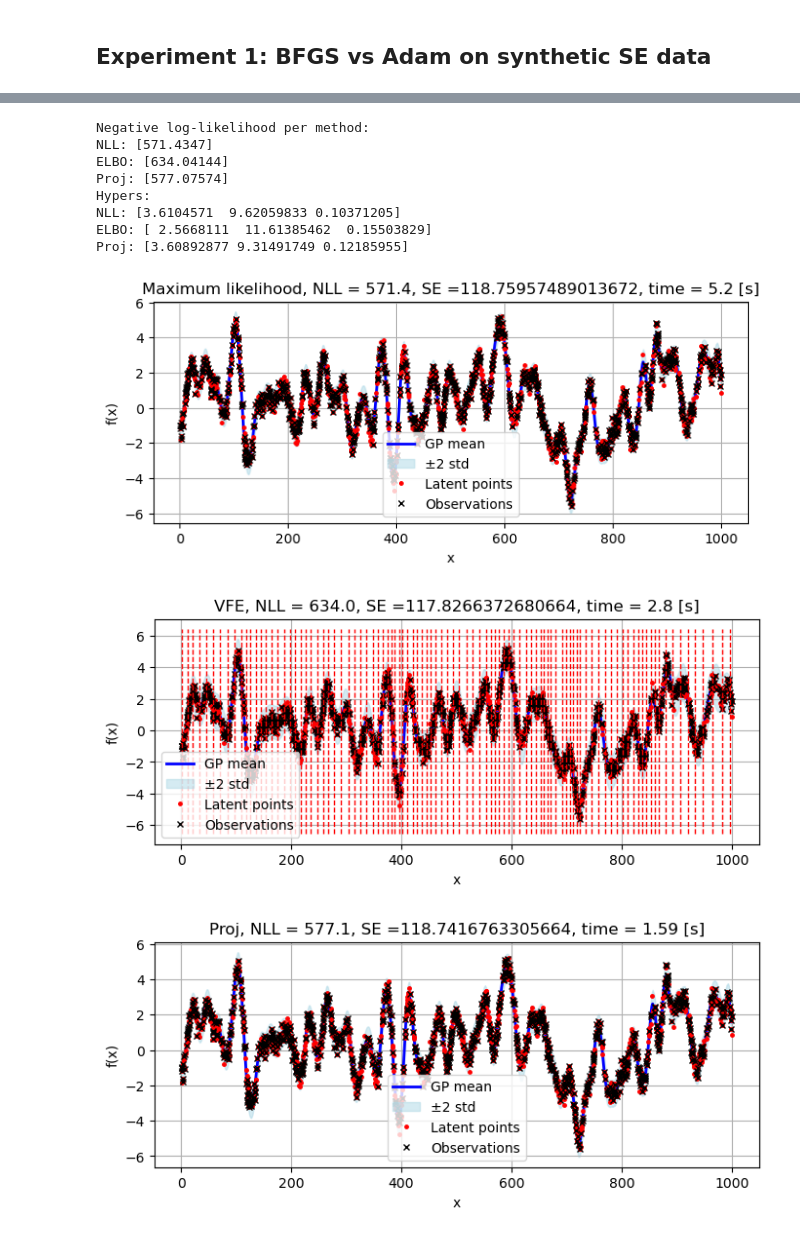
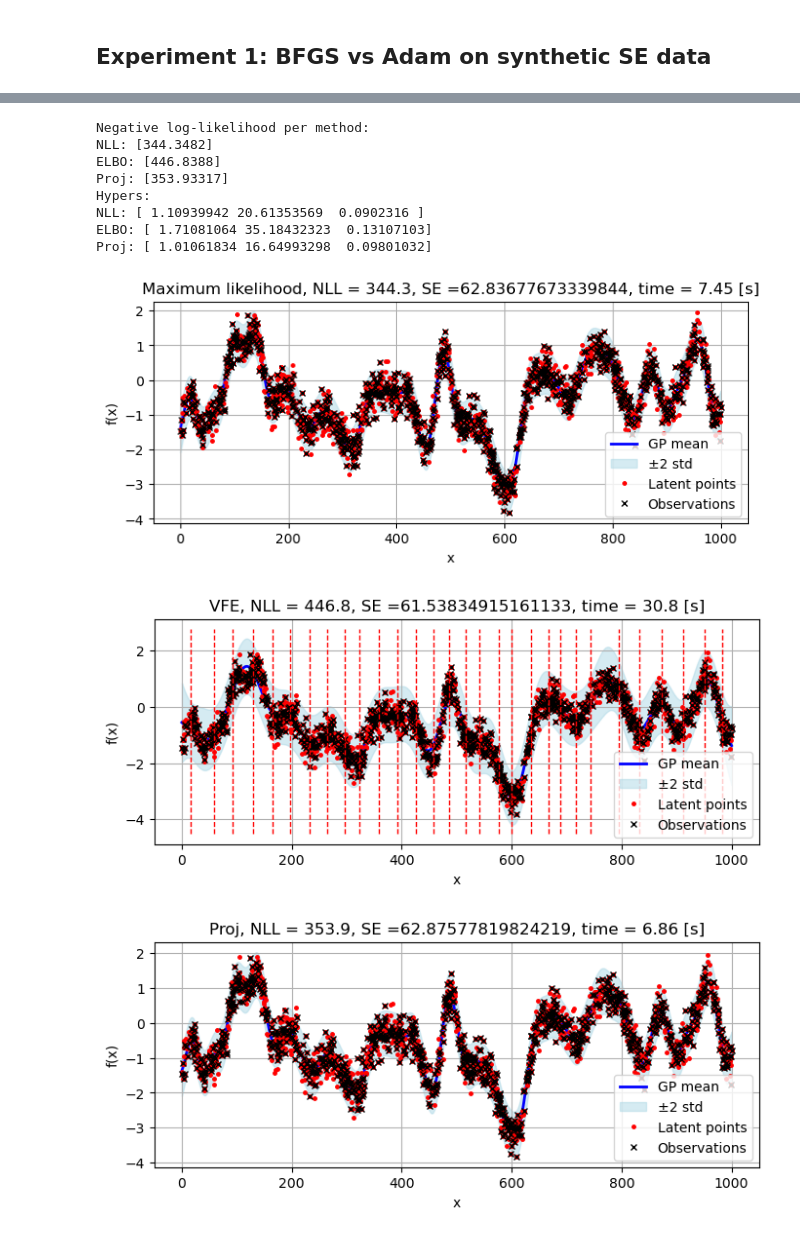
Before and after one commit to felipe-tobar/projected-likelihood, a Jupyter notebook: Experiment 1.ipynb, the cells around one changed output, grey strips where cells are left out. Saved outputs shown, nothing was run; the diff lists cells and outputs as text; code cells hidden in the pictures.

```diff
--- a/Experiment 1.ipynb
+++ b/Experiment 1.ipynb
@@ -18,13 +15,14 @@ The autoreload extension is already loaded. To reload it, use:
 n_data = 2000
 n_train = 1000
 X = 1000*torch.rand(n_data,1)
-hypers = [5, 10, 0.1]
+X = X.to(device)
+hypers = [1, 20, 0.1]
 gp_true = GP(hypers = hypers)
-y = gp_true.sample_form_prior(X)
+y = gp_true.sample_from_prior(X)
 #y = y.squeeze()    # make sure it’s 1D
 
-X_data = X.detach().cpu()
-y_data = y.detach().cpu()
+X_data = X.detach()
+y_data = y.detach()
 
 idx = torch.randperm(n_data)[:n_train]
 # subset of the data
@@ -32,8 +30,8 @@ idx = torch.randperm(n_data)[:n_train]
 X_train = X_data[idx]
 y_train = y_data[idx]
 
-plt.plot(X_data, y_data, '.', label="All data")
-plt.plot(X_train, y_train, 'r.', label="Training data")
+plt.plot(X_data.cpu(), y_data.cpu(), '.', label="All data")
+plt.plot(X_train.cpu(), y_train.cpu(), 'r.', label="Training data")
 plt.legend()
 
 plt.xlabel("x")
@@ -44,14 +42,17 @@ plt.show()
 # %%
 #training setting: modify for Adam vs BFGS
-M=100
-tol = 1e-3
-optimizer = 'Adam' ## or 'Adam'
+M=30
+tol = 1e-2
+optimizer = 'BFGS' ## or 'Adam'
 if optimizer == 'BFGS':
-    n_steps = 200
+    n_steps = 50
     lr = 0.01
 elif optimizer == 'Adam':
-    n_steps = 5000
+    n_steps = 2000
     lr = 0.1
+# %%
+X_train = X_train.to(device)
+y_train = y_train.to(device)
 # %%
 # Vanilla GP (NLL)
 gp_nll = GP(X_train, y_train, kernel = 'SE')
@@ -65,70 +68,71 @@ d_train2 = gp_elbo.train_step(obj = 'elbo', opt_name=optimizer, lr=lr, n_steps=n
 # %%
 # SparseGP (proj)
-gp_proj = GP(X_train, y_train, kernel = 'SE', M=M, method = 'proj-localised')
+gp_proj = GP(X_train, y_train, kernel = 'SE', M=M, method = 'proj-repulsive')
 
 d_train3 = gp_proj.train_step(obj = 'proj', opt_name=optimizer, lr=lr, n_steps=n_steps, tol=tol)
 # %%
 print("Negative log-likelihood per method:")
-print(f"NLL: {gp_nll.nll().detach().numpy().flatten()}")
-print(f"ELBO: {gp_elbo.nll().detach().numpy().flatten()}")
-print(f"Proj: {gp_proj.nll().detach().numpy().flatten()}")
+print(f"NLL: {gp_nll.nll().cpu().detach().numpy().flatten()}")
+print(f"ELBO: {gp_elbo.nll().cpu().detach().numpy().flatten()}")
+print(f"Proj: {gp_proj.nll().cpu().detach().numpy().flatten()}")
 
 print("Hypers:")
 
-print(f"NLL: {gp_nll.hypers.detach().numpy().flatten()}")
-print(f"ELBO: {gp_elbo.hypers.detach().numpy().flatten()}")
-print(f"Proj: {gp_proj.hypers.detach().numpy().flatten()}")
+print(f"NLL: {gp_nll.hypers.cpu().detach().numpy().flatten()}")
+print(f"ELBO: {gp_elbo.hypers.cpu().detach().numpy().flatten()}")
+print(f"Proj: {gp_proj.hypers.cpu().detach().numpy().flatten()}")
 # %% [output]
 Negative log-likelihood per method:
-NLL: [571.4347]
-ELBO: [634.04144]
-Proj: [577.07574]
+NLL: [344.3482]
+ELBO: [446.8388]
+Proj: [353.93317]
 Hypers:
-NLL: [3.6104571  9.62059833 0.10371205]
-ELBO: [ 2.5668111  11.61385462  0.15503829]
-Proj: [3.60892877 9.31491749 0.12185955]
+NLL: [ 1.10939942 20.61353569  0.0902316 ]
+ELBO: [ 1.71081064 35.18432323  0.13107103]
+Proj: [ 1.01061834 16.64993298  0.09801032]
 # %%
 # plots
 x_new = X_data.clone().detach()
 x_new, _ = torch.sort(x_new, dim=0)  # returns sorted values
+x_new = x_new.to(device)
 
 
 #NLL
 gp_nll.compute_moments()
 mu1,var1 = gp_nll.forward(x_new)
 SE1 = torch.norm(mu1-y_data)
 ax = plot_gp(x_new, mu1, var1, X_obs=X_train, y_obs=y_train, X_latent=X_data, y_latent=y_data,
-             title = f'Maximum likelihood, NLL = {gp_nll.nll().detach().numpy().flatten()[0]:.1f}, SE ={SE1}, time = {d_train1['time']:.3g} [s]')
+             title = f"Maximum likelihood, NLL = {gp_nll.nll().cpu().detach().numpy().flatten()[0]:.1f}, SE ={SE1}, time = {d_train1['time']:.3g} [s]")
 
 #print(var)
 #ELBO
 mu2,var2 = gp_elbo.forward_VFE(x_new)
 SE2 = torch.norm(mu2-y_data)
 ax = plot_gp(x_new, mu2, var2, X_obs=X_train, y_obs=y_train, X_latent=X_data, y_latent=y_data,
-             title = f'VFE, NLL = {gp_elbo.nll().detach().numpy().flatten()[0]:.1f}, SE ={SE2}, time = {d_train2['time']:.3g} [s]')
+             title = f"VFE, NLL = {gp_elbo.nll().cpu().detach().numpy().flatten()[0]:.1f}, SE ={SE2}, time = {d_train2['time']:.3g} [s]")
 Z_np = gp_elbo.Z.detach().cpu().numpy()
 ax.vlines(Z_np, ymin=ax.get_ylim()[0], ymax=ax.get_ylim()[1],
           colors="r", linestyles="--", linewidth=1.0)
 
 #proj
 gp_proj.compute_moments()
 mu3,var3 = gp_proj.forward(x_new)
 SE3 = torch.norm(mu3-y_data)
 ax = plot_gp(x_new, mu3, var3, X_obs=X_train, y_obs=y_train, X_latent=X_data, y_latent=y_data,
-             title = f'Proj, NLL = {gp_proj.nll().detach().numpy().flatten()[0]:.1f}, SE ={SE3}, time = {d_train3['time']:.3g} [s]')
+             title = f"Proj, NLL = {gp_proj.nll().cpu().detach().numpy().flatten()[0]:.1f}, SE ={SE3}, time = {d_train3['time']:.3g} [s]")
 
 
 #plot variances:
 plt.figure(figsize=(3,3))
-plt.semilogy(x_new, var2.detach().numpy(), color='tomato', label='VFE')
-plt.semilogy(x_new, var3.detach().numpy(), color='dodgerblue', label='PL')
-plt.semilogy(x_new, var1.detach().numpy(), color='gold', label='NLL')
+plt.semilogy(x_new.cpu().detach().numpy(), var2.cpu().detach().numpy(), color='tomato', label='VFE')
+plt.semilogy(x_new.cpu().detach().numpy(), var3.cpu().detach().numpy(), color='dodgerblue', label='PL')
+plt.semilogy(x_new.cpu().detach().numpy(), var1.cpu().detach().numpy(), color='gold', label='NLL')
 plt.yticks([0.1, 0.2, 0.4, 0.8, 1.6],[0.1, 0.2, 0.4, 0.8, 1.6])
 plt.title(f'Posterior covariance ({optimizer})')
 plt.xlabel('time index location')
 plt.legend()
 plt.savefig(f"img/exp0-{optimizer}.pdf", bbox_inches='tight', pad_inches=0)
 # %% [output]
-[figure, old version]
+[figure, new version]
-[figure, old version]
+[figure, new version]
-[figure, old version]
+[figure, new version]
```
Also changed, not shown: parts of 6 cells of this notebook, 8 other files.
